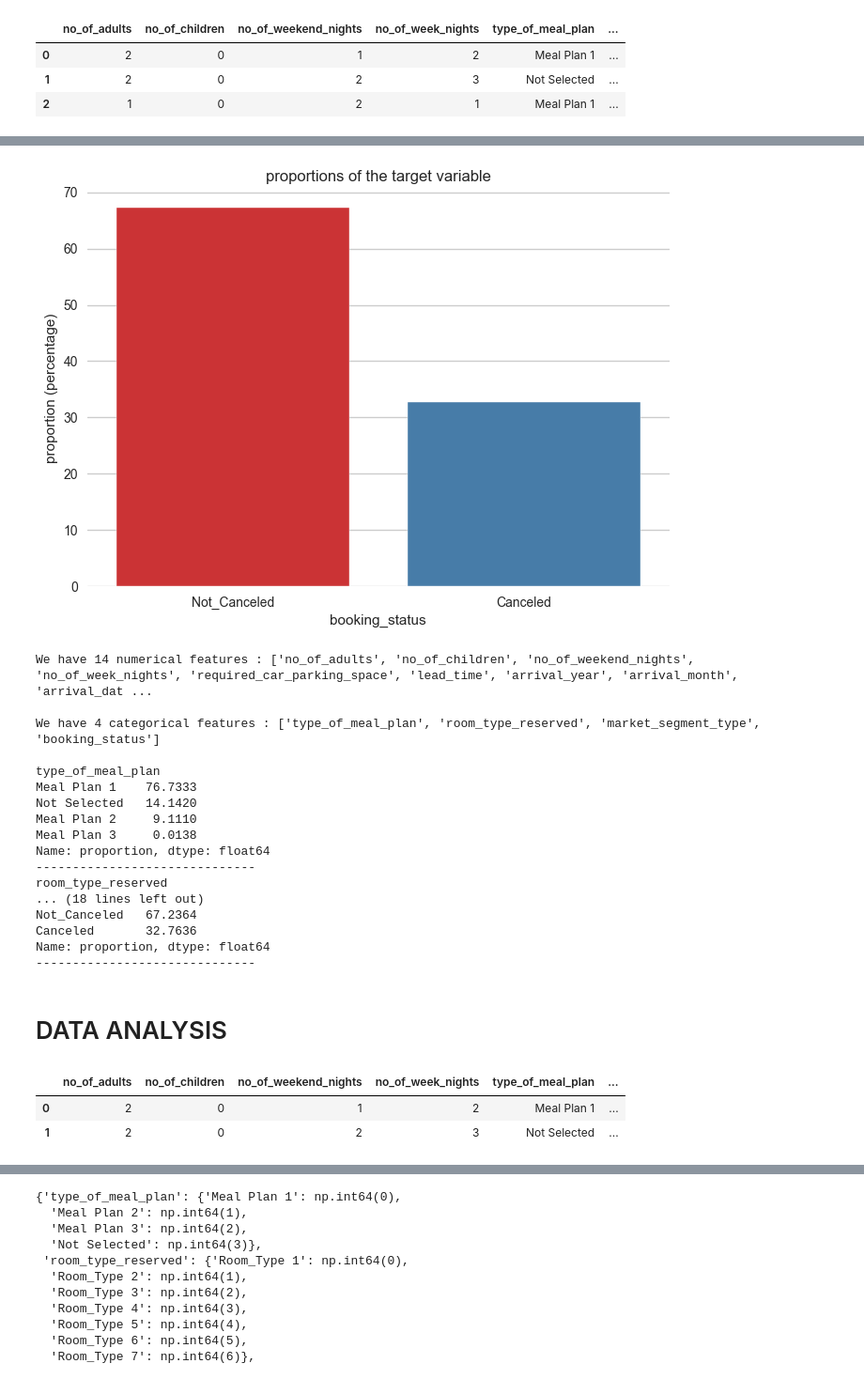
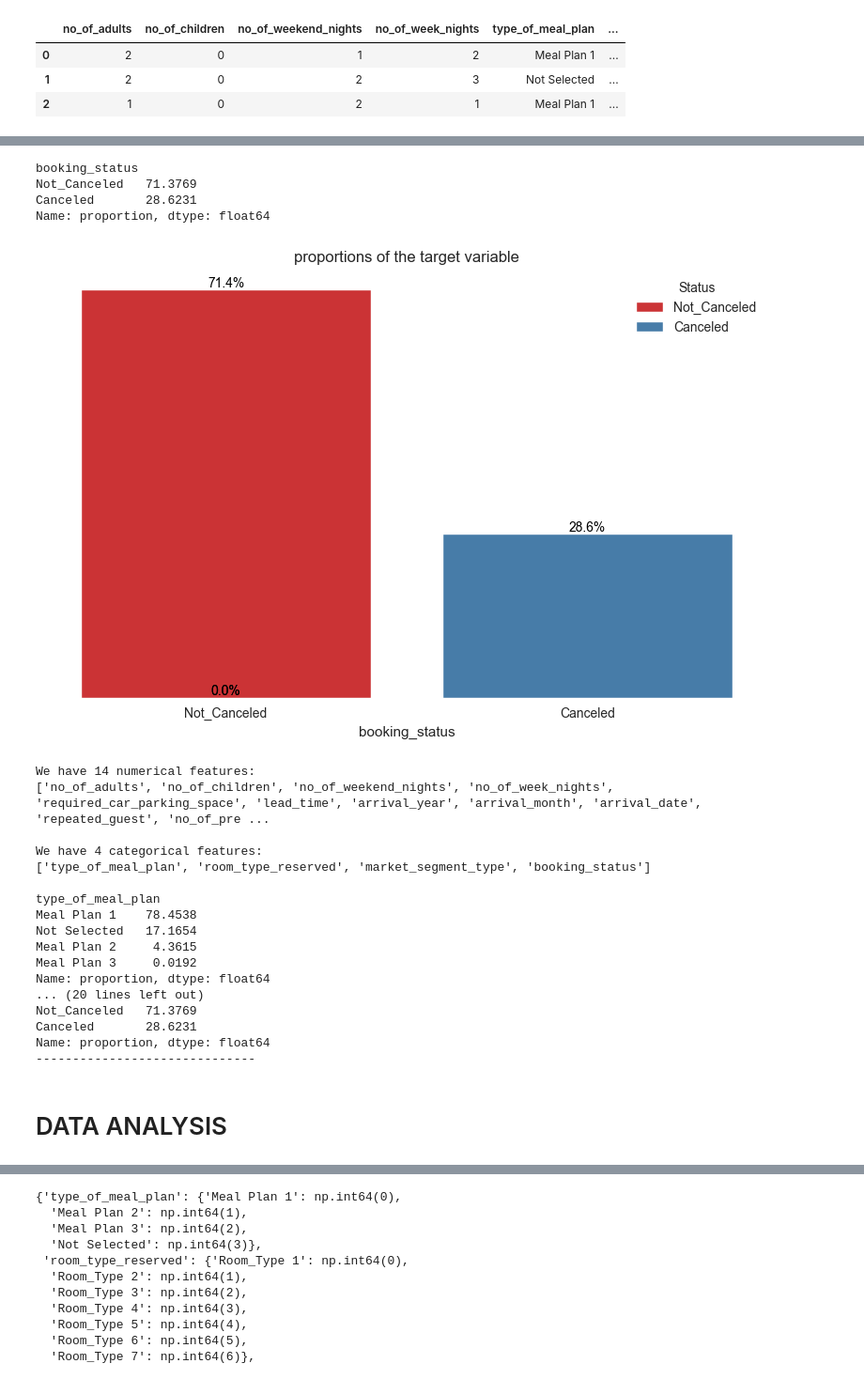
Before and after one commit to ZeyOliveira/MLOPS_PROJECT_1, a Jupyter notebook: notebook/notebook.ipynb, the cells around one changed output, grey strips where cells are left out. Shown at 94% size. Saved outputs shown, nothing was run; the diff lists cells and outputs as text; code cells hidden in the pictures.

```diff
--- a/notebook/notebook.ipynb
+++ b/notebook/notebook.ipynb
@@ -123,3 +129,6 @@ df.head(3)
 | 0 | 2 | 0 | 1 | 2 | Meal Plan 1 | ... |
 | 1 | 2 | 0 | 2 | 3 | Not Selected | ... |
 | 2 | 1 | 0 | 2 | 1 | Meal Plan 1 | ... |
+# %%
+df.drop_duplicates(inplace=True)
+df.shape
@@ -126,49 +142,63 @@ df.head(3)
+# %%
+df['booking_status'].value_counts(normalize=True).mul(100)
+# %% [output]
+booking_status
+Not_Canceled   71.3769
+Canceled       28.6231
+Name: proportion, dtype: float64
 # %%
 # Checking the target variable distribution
-sns.countplot(x= df['booking_status'], hue=df.booking_status, stat='percent')
+ax = sns.countplot(x= df['booking_status'], hue=df.booking_status, stat='percent', legend=True)
 plt.title("proportions of the target variable")
 plt.ylabel("proportion (percentage)")
+handles, labels = ax.get_legend_handles_labels()
+ax.legend(handles=handles, labels=['Not_Canceled', 'Canceled'], title="Status", loc='upper right')
+
+
+
+for p in ax.patches:
+    percentage = '{:.1f}%'.format(p.get_height())
+    x = p.get_x() + p.get_width() / 2
+    y = p.get_height()
+    ax.annotate(percentage, (x, y), ha='center', va='bottom', fontsize=10, color='black')
+
+ax.yaxis.set_visible(False)
+
+plt.tight_layout()
 plt.show()
 # %% [output]
-[figure, old version]
+[figure, new version]
 # %%
 num_columns = [feature for feature in df.columns if df[feature].dtype != 'O']
 cat_columns = [feature for feature in df.columns if df[feature].dtype == 'O']
 
 
-print(f"We have {len(num_columns)} numerical features : {num_columns}")
+print(f"We have {len(num_columns)} numerical features:\n{num_columns}")
 print()
-print(f"We have {len(cat_columns)} categorical features : {cat_columns}")
+print(f"We have {len(cat_columns)} categorical features:\n{cat_columns}")
 print()
 
 for col in cat_columns:
     print(df[col].value_counts(normalize=True) * 100)
     print('------------------------------')
 # %% [output]
-We have 14 numerical features : ['no_of_adults', 'no_of_children', 'no_of_weekend_nights', 'no_of_week_nights', 'required_car_parking_space', 'lead_time', 'arrival_year', 'arrival_month', 'arrival_dat ...
+We have 14 numerical features:
+['no_of_adults', 'no_of_children', 'no_of_weekend_nights', 'no_of_week_nights', 'required_car_parking_space', 'lead_time', 'arrival_year', 'arrival_month', 'arrival_date', 'repeated_guest', 'no_of_pre ...
 
-We have 4 categorical features : ['type_of_meal_plan', 'room_type_reserved', 'market_segment_type', 'booking_status']
+We have 4 categorical features:
+['type_of_meal_plan', 'room_type_reserved', 'market_segment_type', 'booking_status']
 
 type_of_meal_plan
-Meal Plan 1    76.7333
-Not Selected   14.1420
-Meal Plan 2     9.1110
-Meal Plan 3     0.0138
+Meal Plan 1    78.4538
+Not Selected   17.1654
+Meal Plan 2     4.3615
+Meal Plan 3     0.0192
+Name: proportion, dtype: float64
+... (20 lines left out)
+Not_Canceled   71.3769
+Canceled       28.6231
 Name: proportion, dtype: float64
 ------------------------------
-room_type_reserved
-... (18 lines left out)
-Not_Canceled   67.2364
-Canceled       32.7636
-Name: proportion, dtype: float64
-------------------------------
 # %% [markdown]
 # DATA ANALYSIS
-# %%
-df_copy = df
-df_copy.head(2)
-# %% [output]
-|  | no_of_adults | no_of_children | no_of_weekend_nights | no_of_week_nights | type_of_meal_plan | ... |
-| 0 | 2 | 0 | 1 | 2 | Meal Plan 1 | ... |
-| 1 | 2 | 0 | 2 | 3 | Not Selected | ... |
 # %% [markdown]
```
Also changed, not shown: parts of 41 cells of this notebook, 2 other files.
